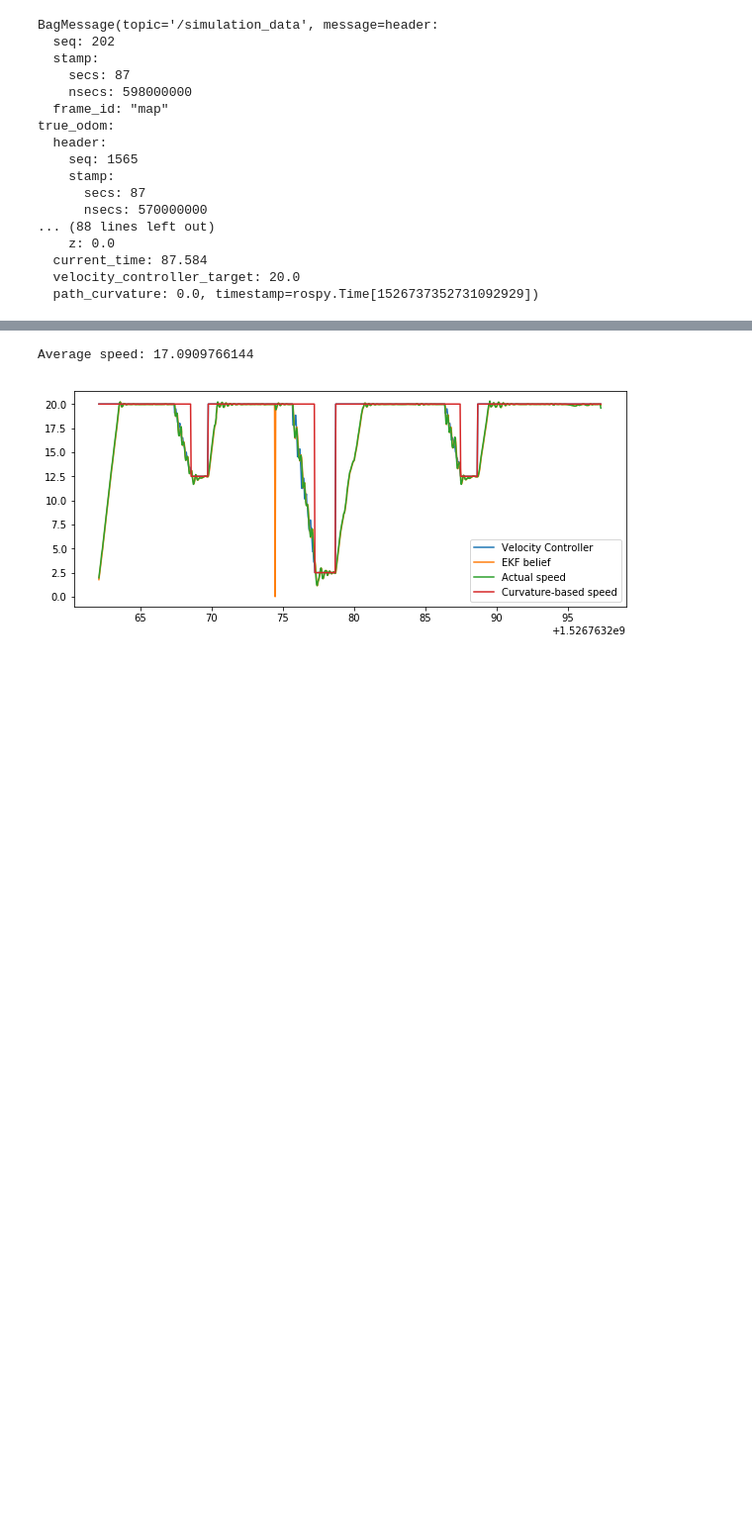
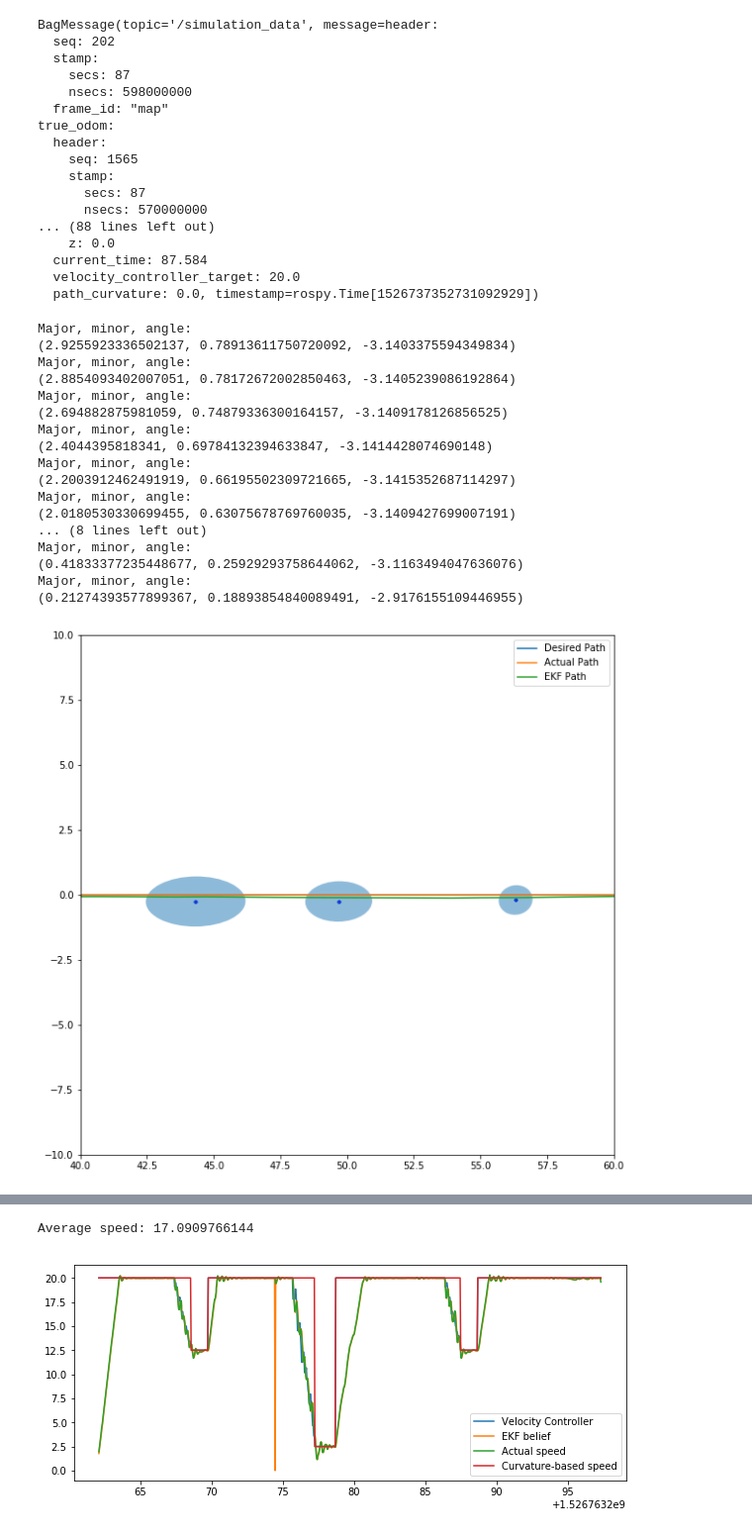
Before and after one commit to flyingsilverfin/AV-Camera-Placement, a Jupyter notebook: evaluation/parallel_simulation/Log Analysis.ipynb, the cells around one changed output, grey strips where cells are left out. Shown at 99% size. Drawn from its saved outputs; the diff is of its cells as text; code cells hidden in the pictures; blank space fills up the shorter version.

```diff
--- a/evaluation/parallel_simulation/Log Analysis.ipynb
+++ b/evaluation/parallel_simulation/Log Analysis.ipynb
@@ -163,11 +177,70 @@ def extract_path_points(bag):
     target_path_points = []
     actual_path = []
     ekf_path = []
+    camera_updates = []
     for msg in bag:
         ts.append(msg.timestamp.to_sec())
         msg = msg.message
         target_path_points.append(point_to_numpy(msg.path_update.target_point))
         actual_path.append(point_to_numpy(msg.true_odom.pose.pose.position))
         ekf_path.append(point_to_numpy(msg.ekf_odom.pose.pose.position))
-    return np.array(ts), np.array(target_path_points), np.array(actual_path), np.array(ekf_path)
+
+        if msg.has_camera_update:
+            pos_update = point_to_numpy(msg.camera_update.position)
+            cov = np.array(msg.camera_update.covariance)
+            camera_updates.append((pos_update, cov))
+    return np.array(ts), np.array(target_path_points), np.array(actual_path), np.array(ekf_path), camera_updates
+# %%
+def eigsorted(cov):
+    vals, vecs = np.linalg.eigh(cov)
+    order = vals.argsort()[::-1]
+    return vals[order], vecs[:, order]
+
+def covariance_to_ellipse(cov):
+    """ Returns 1 stddev ellipse formed from the covarianc matrix!"""
+    vals, vecs = eigsorted(cov.reshape(2,2))
+    major = np.sqrt(vals[0])
+    minor = np.sqrt(vals[1])
+    angle = np.arctan2(*vecs[:, 0][::-1])
+    return (major, minor, angle)
+# %%
+ts, pts, actual_pts, ekf_pts, camera_updates = extract_path_points(bag)
+fig = plt.figure(figsize=(10,10))
+ax = fig.add_subplot(111)
+
+ax.plot(pts[:, 0], pts[:, 1])
+ax.plot(actual_pts[:, 0], pts[:, 1])
+ax.plot(ekf_pts[:, 0], ekf_pts[:, 1])
+for pos, cov in camera_updates[::4]:
+    plt.scatter(pos[0], pos[1], color="blue", s=10)
+    major, minor, angle = covariance_to_ellipse(cov)
+    print("Major, minor, angle:")
+    print(major, minor, angle)
+    e = Ellipse(pos[:2], major*2*3, minor*2*3, np.rad2deg(angle)) # RECALL we encoded 3 stddevs!
+    e.set_alpha(0.5)
+    ax.add_artist(e)
+
+ax.set_xlim(40, 60)
+ax.set_ylim(-10, 10)
+plt.legend(("Desired Path", "Actual Path", "EKF Path"))
+plt.show()
+# %% [output]
+Major, minor, angle:
+(2.9255923336502137, 0.78913611750720092, -3.1403375594349834)
+Major, minor, angle:
+(2.8854093402007051, 0.78172672002850463, -3.1405239086192864)
+Major, minor, angle:
+(2.694882875981059, 0.74879336300164157, -3.1409178126856525)
+Major, minor, angle:
+(2.4044395818341, 0.69784132394633847, -3.1414428074690148)
+Major, minor, angle:
+(2.2003912462491919, 0.66195502309721665, -3.1415352687114297)
+Major, minor, angle:
+(2.0180530330699455, 0.63075678769760035, -3.1409427699007191)
+... (8 lines left out)
+Major, minor, angle:
+(0.41833377235448677, 0.25929293758644062, -3.1163494047636076)
+Major, minor, angle:
+(0.21274393577899367, 0.18893854840089491, -2.9176155109446955)
+[figure, added]
 # %%
```
Also changed, not shown: parts of 7 cells of this notebook, 5 other files.
